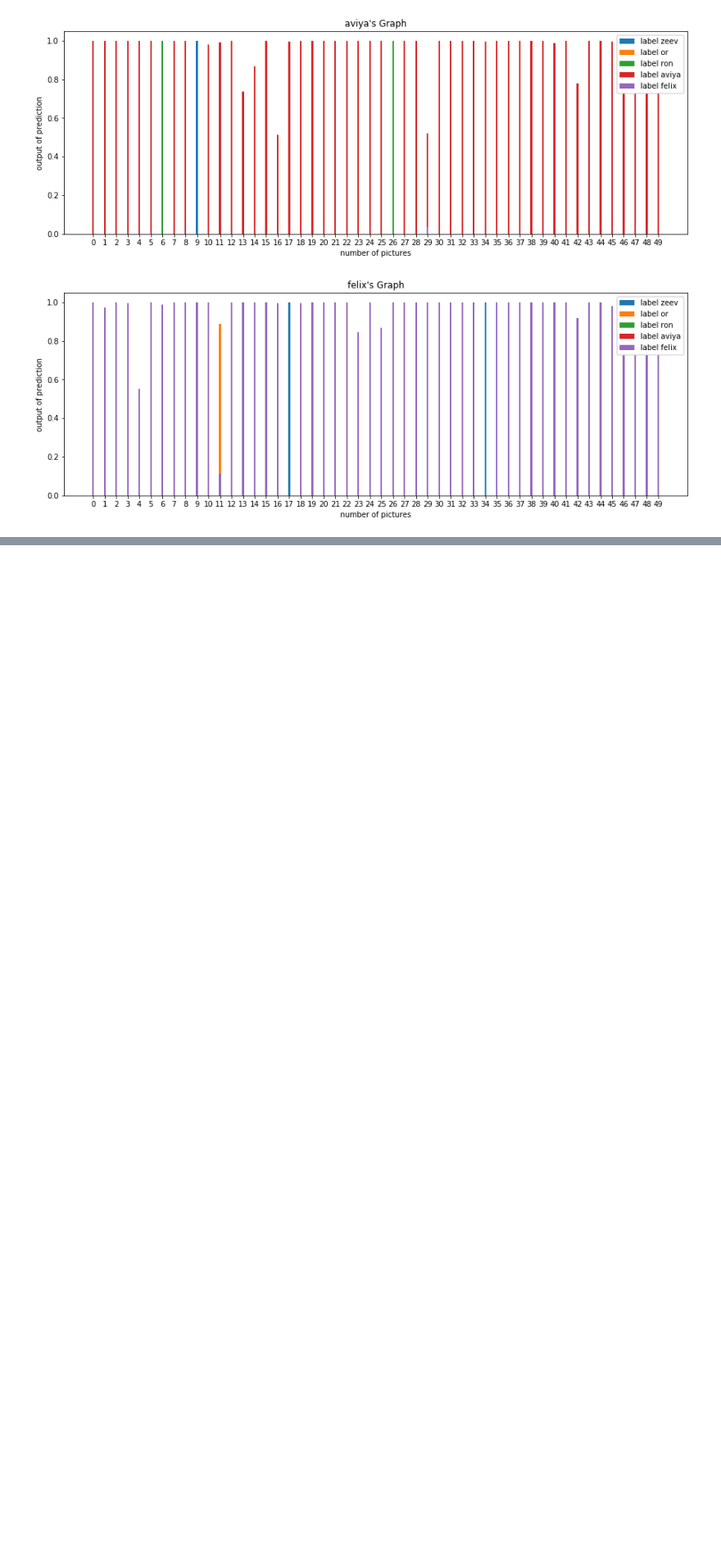
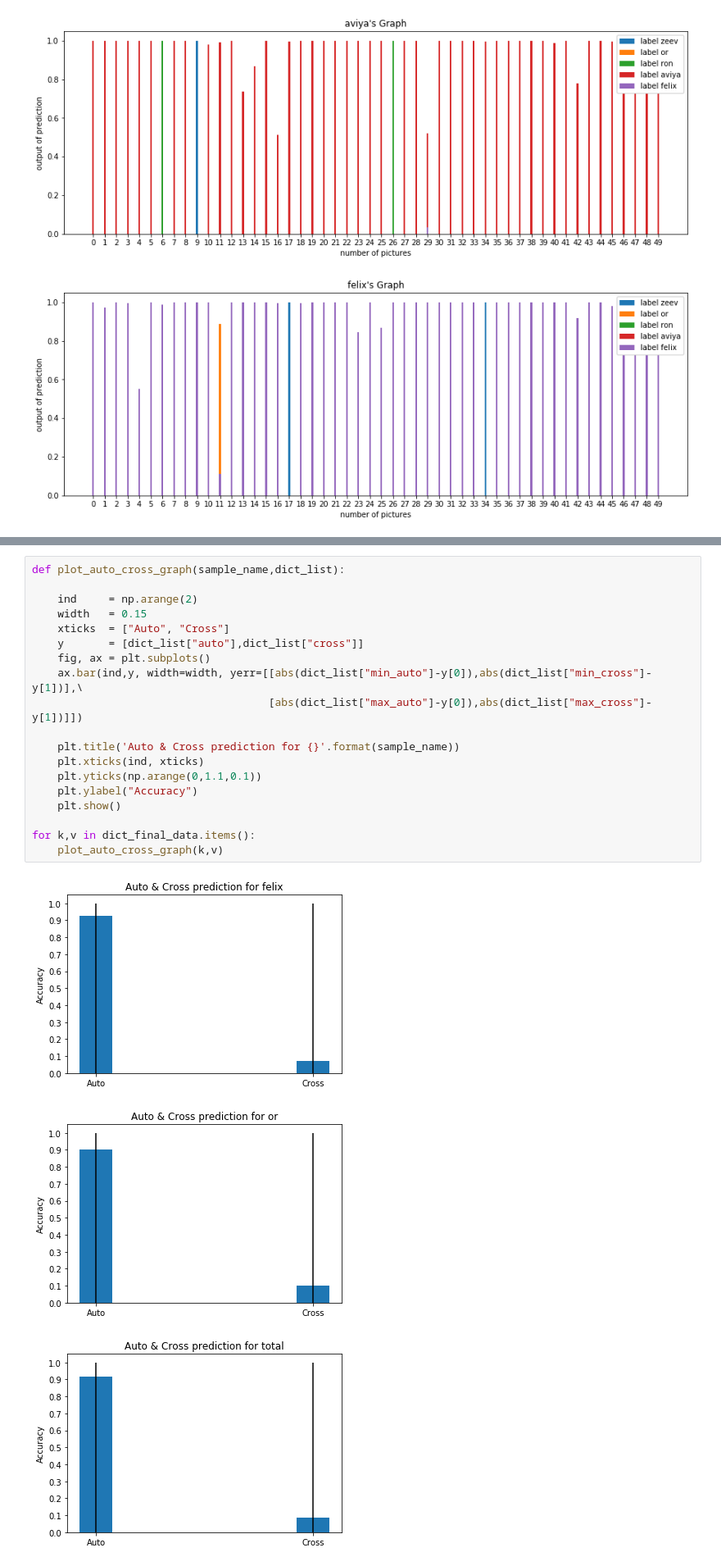
Before and after one commit to zeevikal/speckles-classification, a Jupyter notebook: notebooks/visualisation.ipynb, the cells around one changed output, grey strips where cells are left out. Shown at 82% size. Saved outputs shown, nothing was run; the diff lists cells and outputs as text; blank space fills up the shorter version.

Commit message:
visualization of the auto and cross for each person

```diff
--- a/notebooks/visualisation.ipynb
+++ b/notebooks/visualisation.ipynb
@@ -78,0 +156,23 @@ for lbl, val in predicted_dict.items():
+# %%
+def plot_auto_cross_graph(sample_name,dict_list):
+
+    ind     = np.arange(2)
+    width   = 0.15
+    xticks  = ["Auto", "Cross"]
+    y       = [dict_list["auto"],dict_list["cross"]]
+    fig, ax = plt.subplots()
+    ax.bar(ind,y, width=width, yerr=[[abs(dict_list["min_auto"]-y[0]),abs(dict_list["min_cross"]-y[1])],\
+                                     [abs(dict_list["max_auto"]-y[0]),abs(dict_list["max_cross"]-y[1])]])
+
+    plt.title('Auto & Cross prediction for {}'.format(sample_name))
+    plt.xticks(ind, xticks)
+    plt.yticks(np.arange(0,1.1,0.1))
+    plt.ylabel("Accuracy")
+    plt.show()
+
+for k,v in dict_final_data.items():
+    plot_auto_cross_graph(k,v)
+# %% [output]
+[figure, added]
+[figure, added]
+[figure, added]
```
Also changed, not shown: parts of 4 cells of this notebook.
